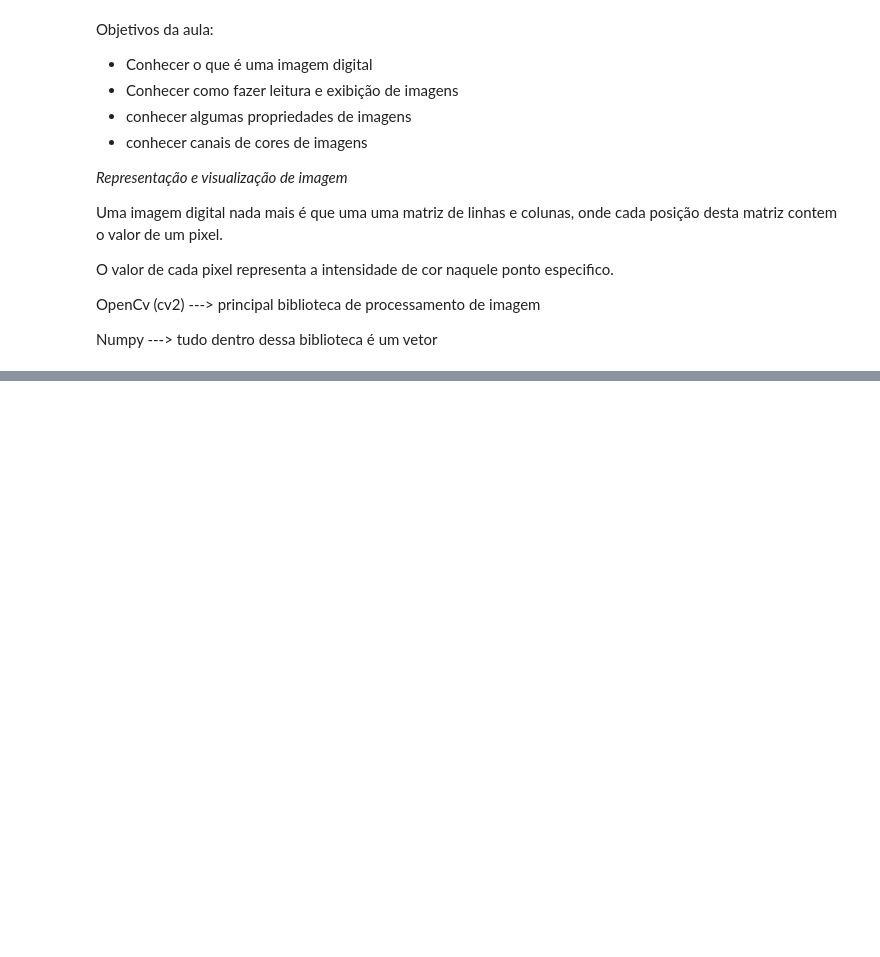
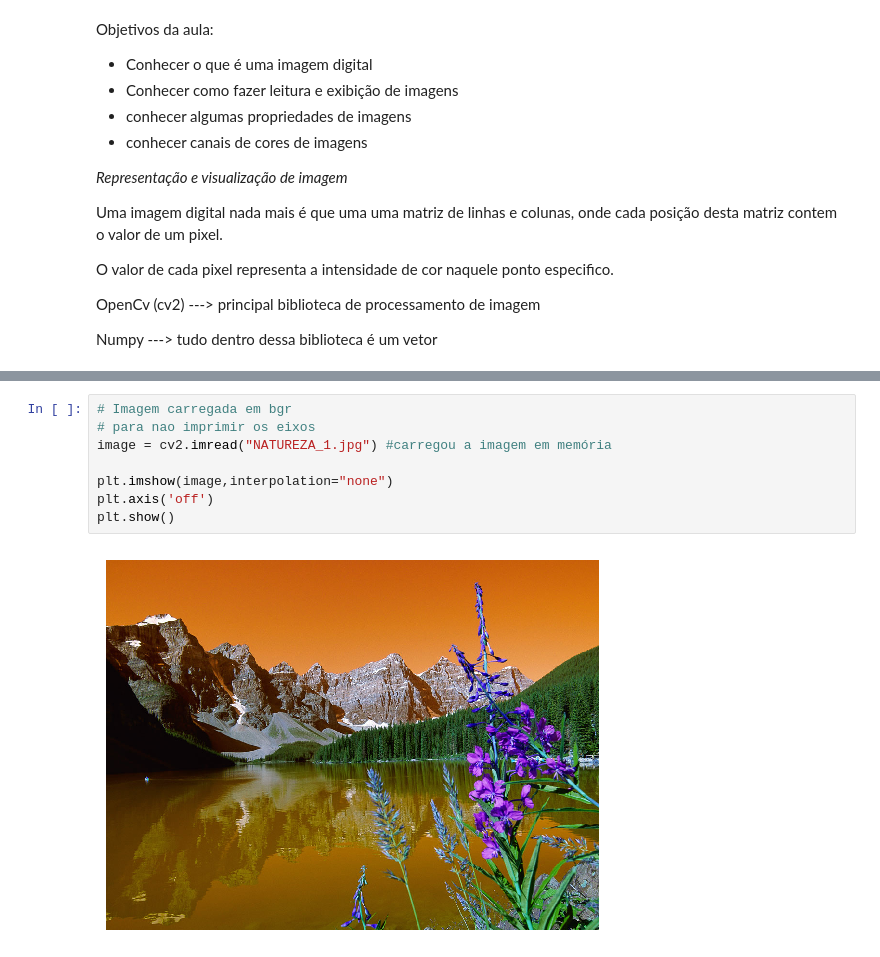
Before and after one commit to XxAbsSouza/AI-Engeneering-Fiap2025, a Jupyter notebook: IntroPID.ipynb, the cells around one changed output, grey strips where cells are left out. Cells and saved outputs as stored; diff of their text form; blank space fills up the shorter version.

```diff
--- a/IntroPID.ipynb
+++ b/IntroPID.ipynb
@@ -52,0 +78,10 @@ print ("OpenCV Versão : %s " % cv2.__version__)
+# %%
+# Imagem carregada em bgr
+# para nao imprimir os eixos
+image = cv2.imread("NATUREZA_1.jpg") #carregou a imagem em memória
+
+plt.imshow(image,interpolation="none")
+plt.axis('off')
+plt.show()
+# %% [output]
+[figure, added]
```
Also changed, not shown: parts of 11 cells of this notebook, 4 other files.
